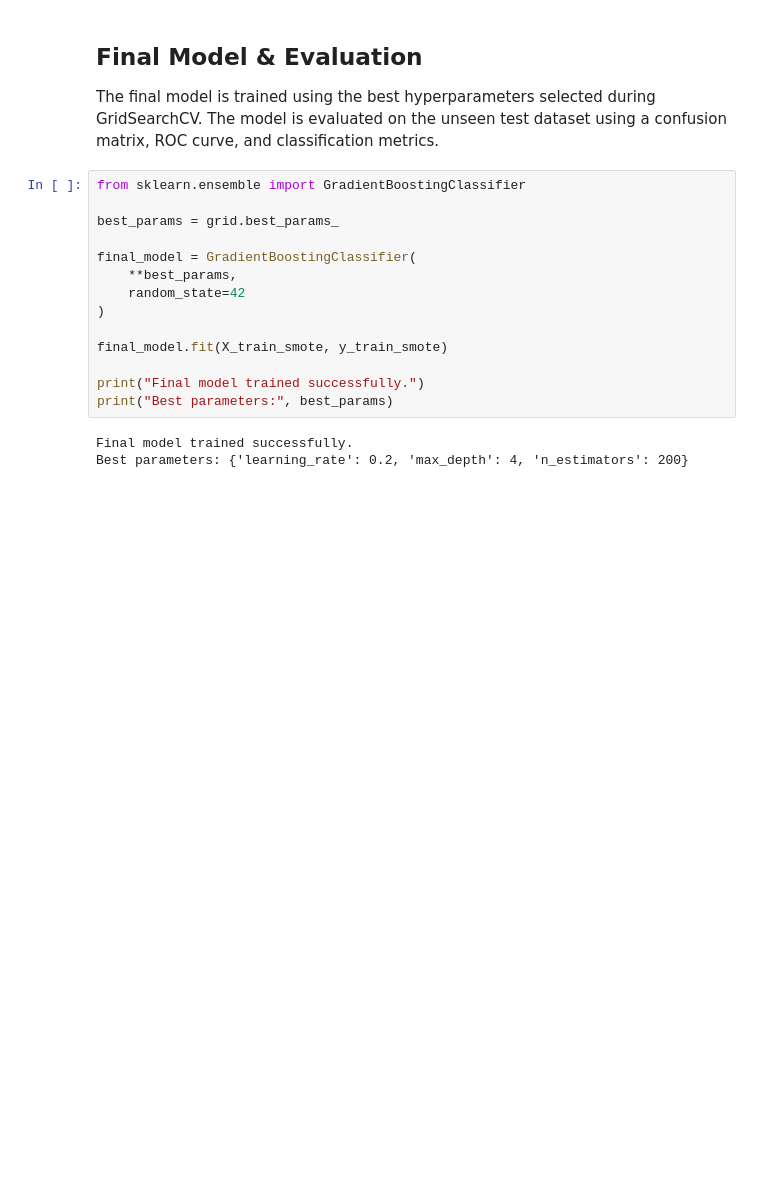
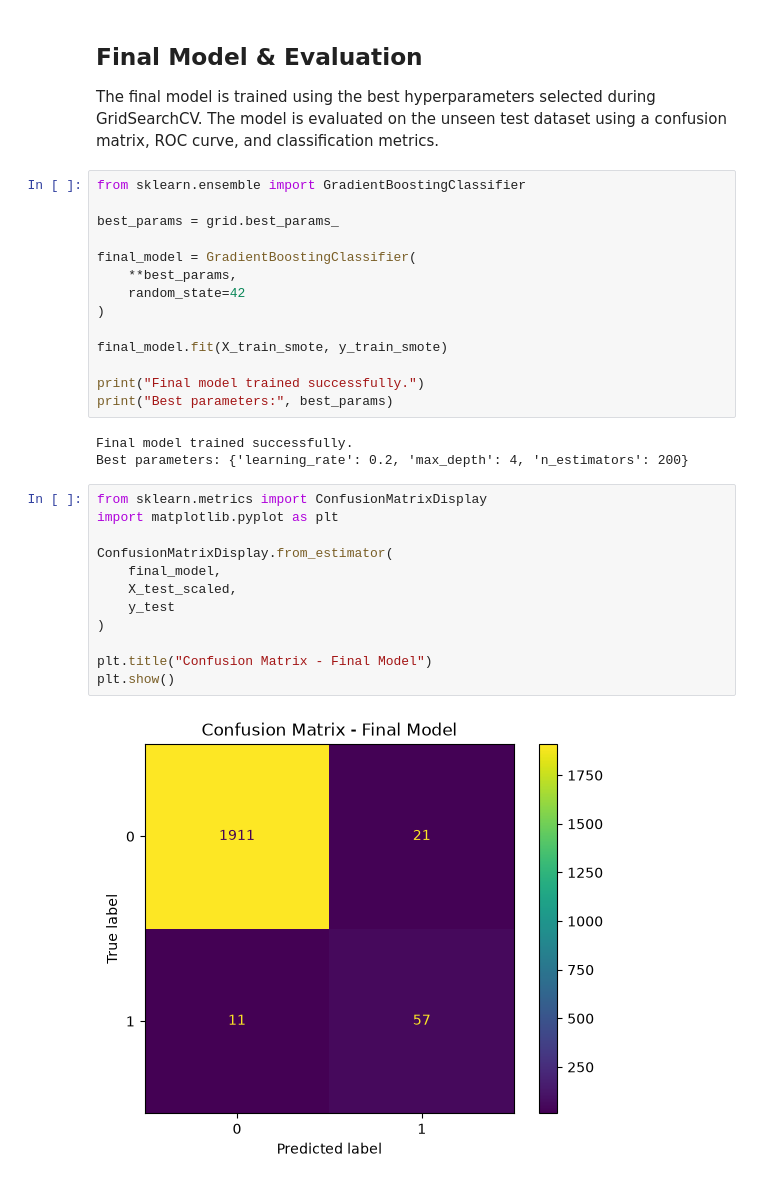
Before and after one commit to chaminduchirantha/predictive-maintenance-rul, a Jupyter notebook: notebooks/ml_final_project.ipynb, the cells around one changed output. Drawn from its saved outputs; the diff is of its cells as text; blank space fills up the shorter version.

Commit message:
eval: add confusion matrix plot

```diff
--- a/notebooks/ml_final_project.ipynb
+++ b/notebooks/ml_final_project.ipynb
@@ -413,3 +413,17 @@ print("Best parameters:", best_params)
 # %% [output]
 Final model trained successfully.
 Best parameters: {'learning_rate': 0.2, 'max_depth': 4, 'n_estimators': 200}
+# %%
+from sklearn.metrics import ConfusionMatrixDisplay
+import matplotlib.pyplot as plt
+
+ConfusionMatrixDisplay.from_estimator(
+    final_model,
+    X_test_scaled,
+    y_test
+)
+
+plt.title("Confusion Matrix - Final Model")
+plt.show()
+# %% [output]
+[figure, added]
```
